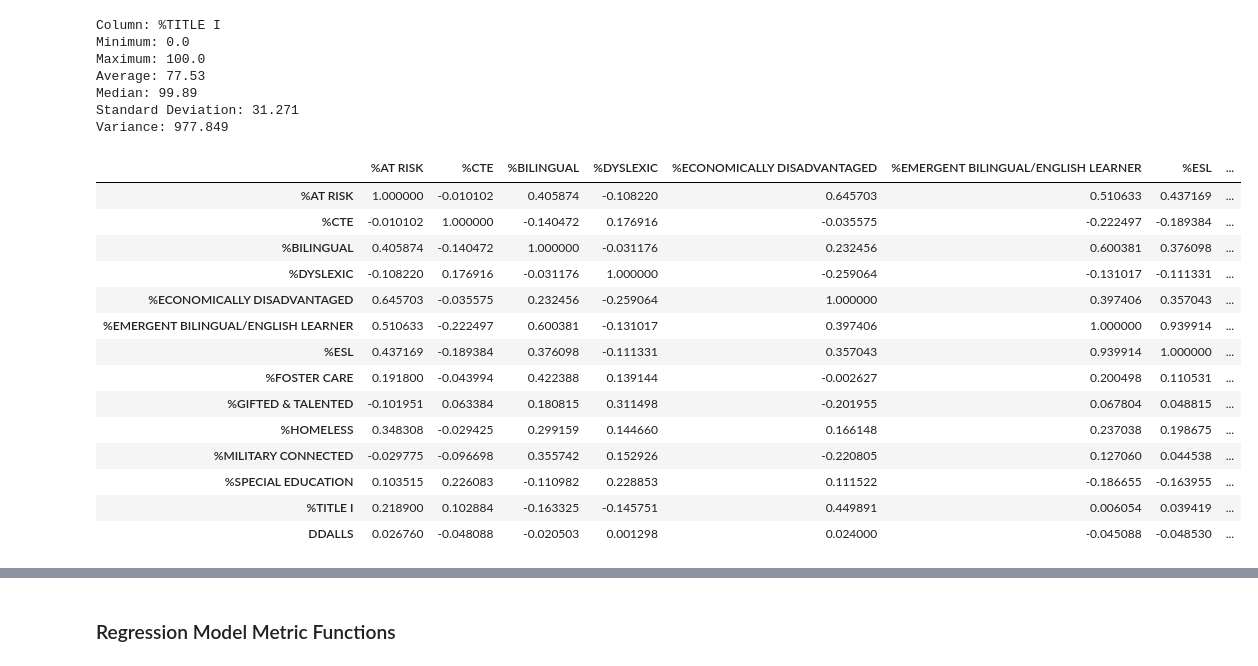
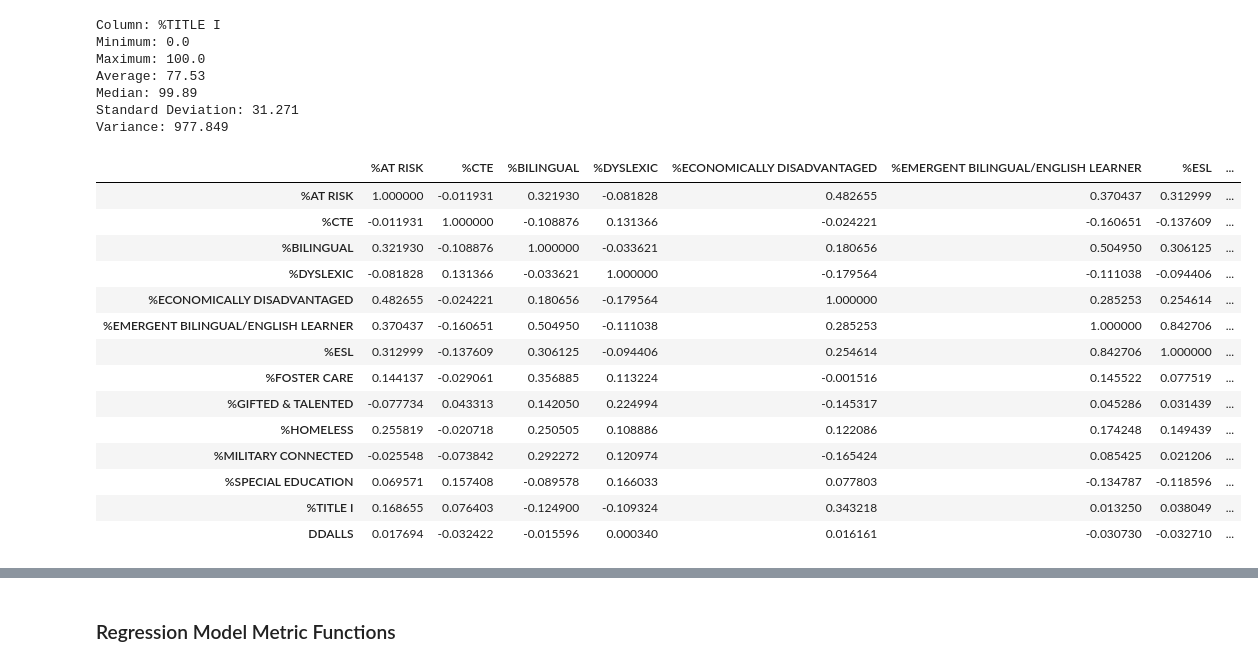
Before and after one commit to jjpal/DA_project, a Jupyter notebook: da_perf_task_extension.ipynb, the cells around one changed output, grey strips where cells are left out. Saved outputs shown, nothing was run; the diff lists cells and outputs as text; code cells hidden in the pictures.

```diff
--- a/da_perf_task_extension.ipynb
+++ b/da_perf_task_extension.ipynb
@@ -511,22 +496,22 @@ Median: 99.89
 Standard Deviation: 31.271
 Variance: 977.849
 # %%
-# correlation coefficients: spearman, kendall, pearson
-corr_df_subset.corr(method='spearman')
+# correlation coefficients: kendall
+corr_df_subset.corr(method='kendall')
 # %% [output]
 |  | %AT RISK | %CTE | %BILINGUAL | %DYSLEXIC | %ECONOMICALLY DISADVANTAGED | %EMERGENT BILINGUAL/ENGLISH LEARNER | %ESL | ... |
-| %AT RISK | 1.000000 | -0.010102 | 0.405874 | -0.108220 | 0.645703 | 0.510633 | 0.437169 | ... |
-| %CTE | -0.010102 | 1.000000 | -0.140472 | 0.176916 | -0.035575 | -0.222497 | -0.189384 | ... |
-| %BILINGUAL | 0.405874 | -0.140472 | 1.000000 | -0.031176 | 0.232456 | 0.600381 | 0.376098 | ... |
-| %DYSLEXIC | -0.108220 | 0.176916 | -0.031176 | 1.000000 | -0.259064 | -0.131017 | -0.111331 | ... |
-| %ECONOMICALLY DISADVANTAGED | 0.645703 | -0.035575 | 0.232456 | -0.259064 | 1.000000 | 0.397406 | 0.357043 | ... |
-| %EMERGENT BILINGUAL/ENGLISH LEARNER | 0.510633 | -0.222497 | 0.600381 | -0.131017 | 0.397406 | 1.000000 | 0.939914 | ... |
-| %ESL | 0.437169 | -0.189384 | 0.376098 | -0.111331 | 0.357043 | 0.939914 | 1.000000 | ... |
-| %FOSTER CARE | 0.191800 | -0.043994 | 0.422388 | 0.139144 | -0.002627 | 0.200498 | 0.110531 | ... |
-| %GIFTED & TALENTED | -0.101951 | 0.063384 | 0.180815 | 0.311498 | -0.201955 | 0.067804 | 0.048815 | ... |
-| %HOMELESS | 0.348308 | -0.029425 | 0.299159 | 0.144660 | 0.166148 | 0.237038 | 0.198675 | ... |
-| %MILITARY CONNECTED | -0.029775 | -0.096698 | 0.355742 | 0.152926 | -0.220805 | 0.127060 | 0.044538 | ... |
-| %SPECIAL EDUCATION | 0.103515 | 0.226083 | -0.110982 | 0.228853 | 0.111522 | -0.186655 | -0.163955 | ... |
-| %TITLE I | 0.218900 | 0.102884 | -0.163325 | -0.145751 | 0.449891 | 0.006054 | 0.039419 | ... |
-| DDALLS | 0.026760 | -0.048088 | -0.020503 | 0.001298 | 0.024000 | -0.045088 | -0.048530 | ... |
+| %AT RISK | 1.000000 | -0.011931 | 0.321930 | -0.081828 | 0.482655 | 0.370437 | 0.312999 | ... |
+| %CTE | -0.011931 | 1.000000 | -0.108876 | 0.131366 | -0.024221 | -0.160651 | -0.137609 | ... |
+| %BILINGUAL | 0.321930 | -0.108876 | 1.000000 | -0.033621 | 0.180656 | 0.504950 | 0.306125 | ... |
+| %DYSLEXIC | -0.081828 | 0.131366 | -0.033621 | 1.000000 | -0.179564 | -0.111038 | -0.094406 | ... |
+| %ECONOMICALLY DISADVANTAGED | 0.482655 | -0.024221 | 0.180656 | -0.179564 | 1.000000 | 0.285253 | 0.254614 | ... |
+| %EMERGENT BILINGUAL/ENGLISH LEARNER | 0.370437 | -0.160651 | 0.504950 | -0.111038 | 0.285253 | 1.000000 | 0.842706 | ... |
+| %ESL | 0.312999 | -0.137609 | 0.306125 | -0.094406 | 0.254614 | 0.842706 | 1.000000 | ... |
+| %FOSTER CARE | 0.144137 | -0.029061 | 0.356885 | 0.113224 | -0.001516 | 0.145522 | 0.077519 | ... |
+| %GIFTED & TALENTED | -0.077734 | 0.043313 | 0.142050 | 0.224994 | -0.145317 | 0.045286 | 0.031439 | ... |
+| %HOMELESS | 0.255819 | -0.020718 | 0.250505 | 0.108886 | 0.122086 | 0.174248 | 0.149439 | ... |
+| %MILITARY CONNECTED | -0.025548 | -0.073842 | 0.292272 | 0.120974 | -0.165424 | 0.085425 | 0.021206 | ... |
+| %SPECIAL EDUCATION | 0.069571 | 0.157408 | -0.089578 | 0.166033 | 0.077803 | -0.134787 | -0.118596 | ... |
+| %TITLE I | 0.168655 | 0.076403 | -0.124900 | -0.109324 | 0.343218 | 0.013250 | 0.038049 | ... |
+| DDALLS | 0.017694 | -0.032422 | -0.015596 | 0.000340 | 0.016161 | -0.030730 | -0.032710 | ... |
 # %%
```
Also changed, not shown: parts of 7 cells of this notebook.
